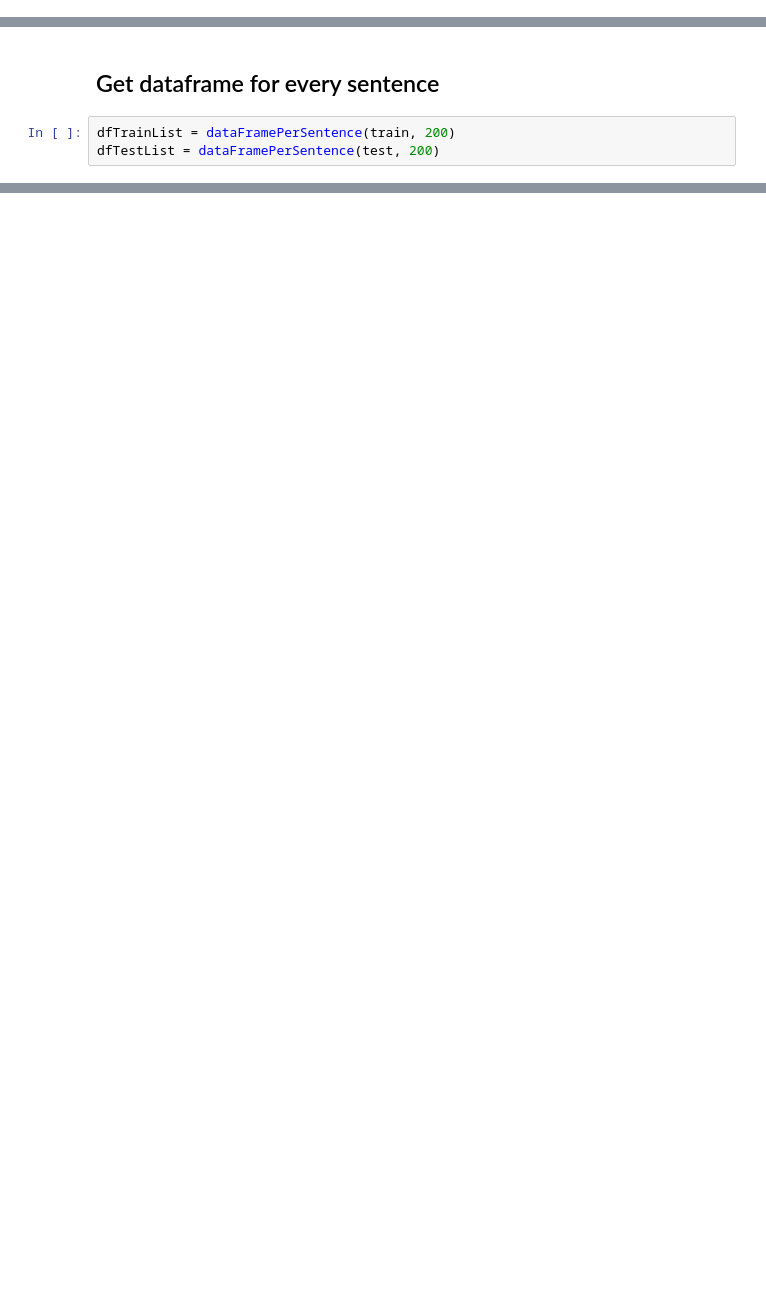
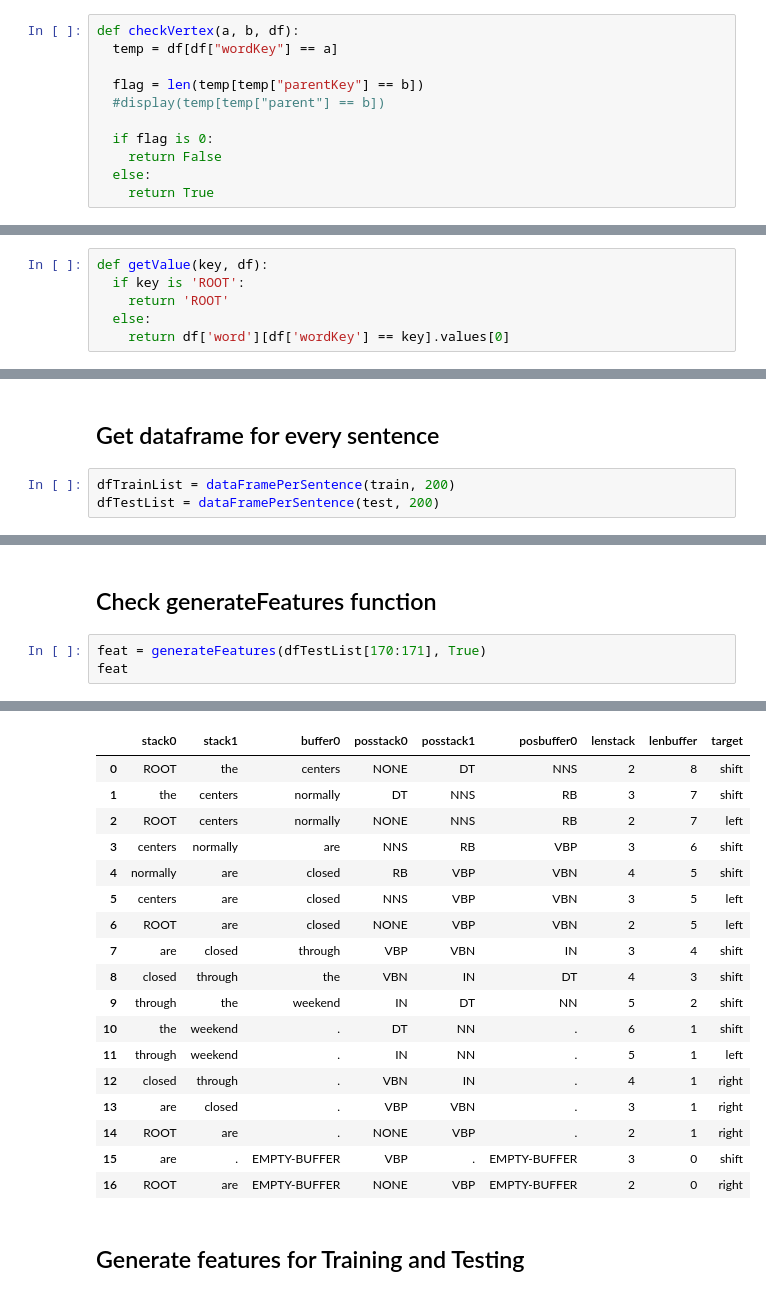
Before and after one commit to vincentmichael089/NLP-Study-Group, a Jupyter notebook: notebook_4.ipynb, the cells around one changed output, grey strips where cells are left out. Cells and saved outputs as stored; diff of their text form; blank space fills up the shorter version.

```diff
--- a/notebook_4.ipynb
+++ b/notebook_4.ipynb
@@ -85,3 +85,14 @@ test
 4639 rows × 5 columns
 # %% [markdown]
 ## Class and Functions
+# %%
+def checkVertex(a, b, df):
+  temp = df[df["wordKey"] == a]
+
+  flag = len(temp[temp["parentKey"] == b])
+  #display(temp[temp["parent"] == b])
+
+  if flag is 0:
+    return False
+  else:
+    return True
@@ -88,3 +105,9 @@ test
+# %%
+def getValue(key, df):
+  if key is 'ROOT':
+    return 'ROOT'
+  else:
+    return df['word'][df['wordKey'] == key].values[0]
 # %%
 def dataFramePerSentence(dframe, numbSentence):
   tempList = []
@@ -509,0 +368,6 @@ def generateFeatures(dfList):
+# %% [markdown]
+## Check generateFeatures function
+# %%
+feat = generateFeatures(dfTestList[170:171], True)
+feat
+# %% [output]
@@ -509,0 +391,20 @@ def generateFeatures(dfList):
+|  | stack0 | stack1 | buffer0 | posstack0 | posstack1 | posbuffer0 | lenstack | lenbuffer | target |
+| 0 | ROOT | the | centers | NONE | DT | NNS | 2 | 8 | shift |
+| 1 | the | centers | normally | DT | NNS | RB | 3 | 7 | shift |
+| 2 | ROOT | centers | normally | NONE | NNS | RB | 2 | 7 | left |
+| 3 | centers | normally | are | NNS | RB | VBP | 3 | 6 | shift |
+| 4 | normally | are | closed | RB | VBP | VBN | 4 | 5 | shift |
+| 5 | centers | are | closed | NNS | VBP | VBN | 3 | 5 | left |
+| 6 | ROOT | are | closed | NONE | VBP | VBN | 2 | 5 | left |
+| 7 | are | closed | through | VBP | VBN | IN | 3 | 4 | shift |
+| 8 | closed | through | the | VBN | IN | DT | 4 | 3 | shift |
+| 9 | through | the | weekend | IN | DT | NN | 5 | 2 | shift |
+| 10 | the | weekend | . | DT | NN | . | 6 | 1 | shift |
+| 11 | through | weekend | . | IN | NN | . | 5 | 1 | left |
+| 12 | closed | through | . | VBN | IN | . | 4 | 1 | right |
+| 13 | are | closed | . | VBP | VBN | . | 3 | 1 | right |
+| 14 | ROOT | are | . | NONE | VBP | . | 2 | 1 | right |
+| 15 | are | . | EMPTY-BUFFER | VBP | . | EMPTY-BUFFER | 3 | 0 | shift |
+| 16 | ROOT | are | EMPTY-BUFFER | NONE | VBP | EMPTY-BUFFER | 2 | 0 | right |
+# %% [markdown]
+## Generate features for Training and Testing
```
Also changed, not shown: parts of 27 cells of this notebook, 1 other file.
